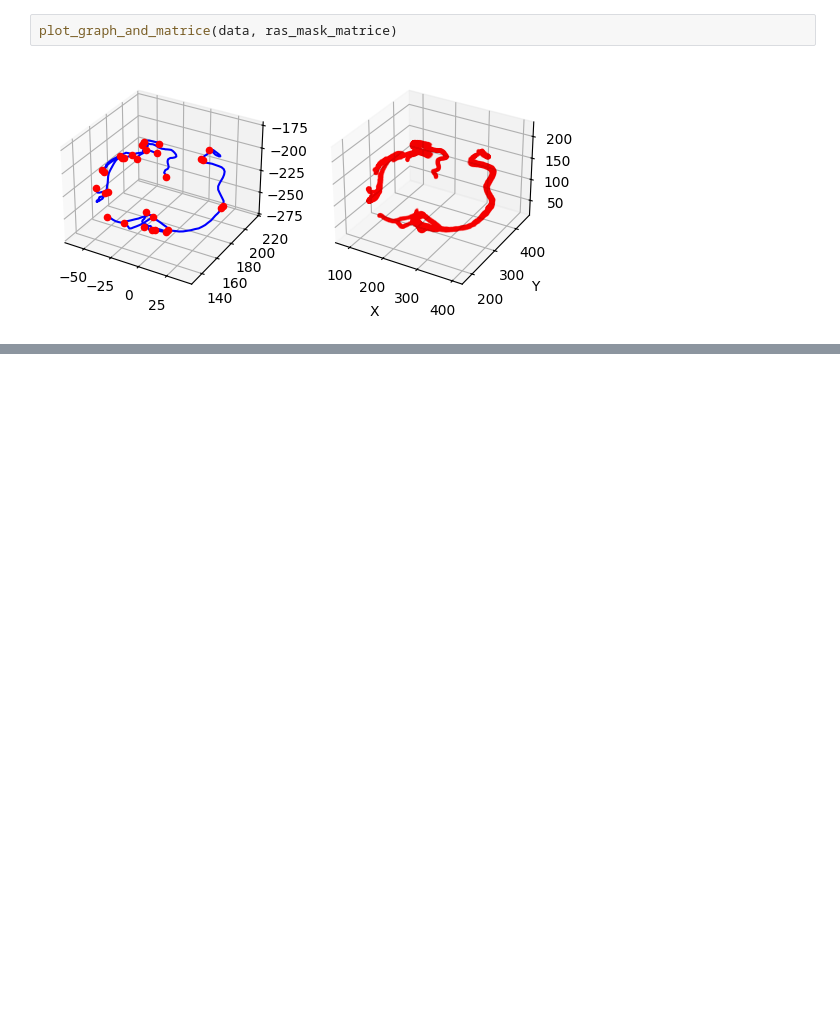
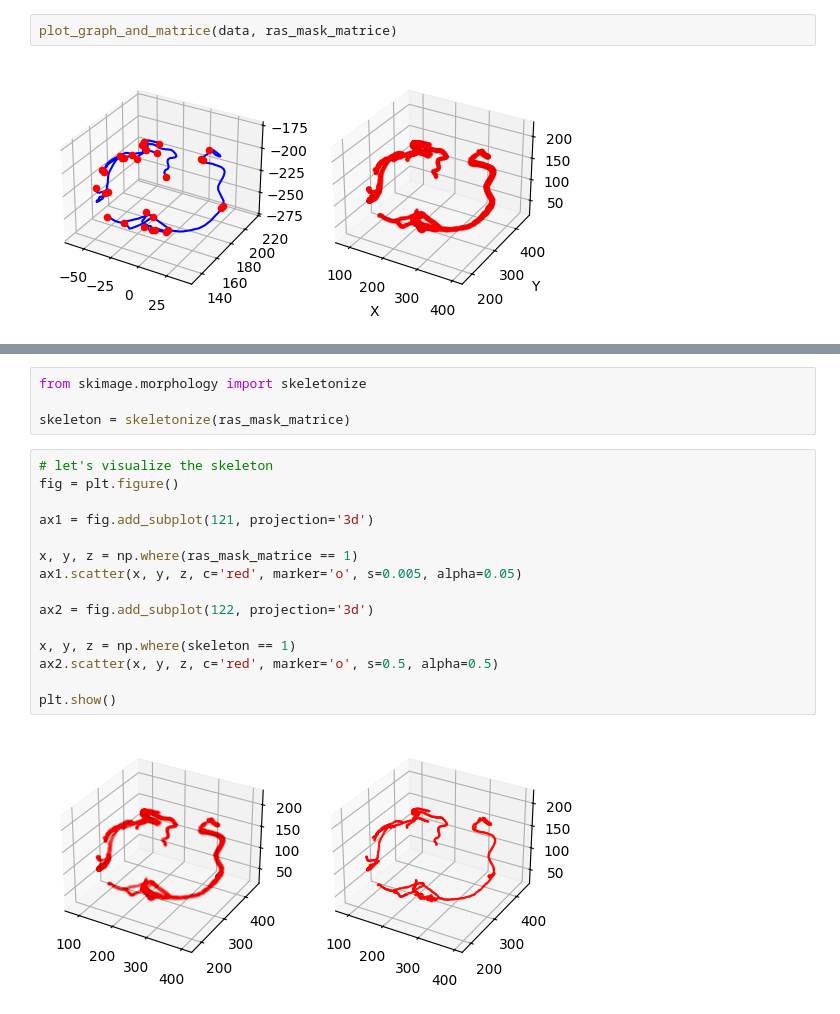
Before and after one commit to philippweinmann/mip_local_unet, a Jupyter notebook: label_graph_viz.ipynb, the cells around one changed output, grey strips where cells are left out. Cells and saved outputs as stored; diff of their text form; blank space fills up the shorter version.

```diff
--- a/label_graph_viz.ipynb
+++ b/label_graph_viz.ipynb
@@ -142,0 +181,21 @@ plot_graph_and_matrice(data, ras_mask_matrice)
+# %%
+from skimage.morphology import skeletonize
+
+skeleton = skeletonize(ras_mask_matrice)
+# %%
+# let's visualize the skeleton
+fig = plt.figure()
+
+ax1 = fig.add_subplot(121, projection='3d')
+
+x, y, z = np.where(ras_mask_matrice == 1)
+ax1.scatter(x, y, z, c='red', marker='o', s=0.005, alpha=0.05)
+
+ax2 = fig.add_subplot(122, projection='3d')
+
+x, y, z = np.where(skeleton == 1)
+ax2.scatter(x, y, z, c='red', marker='o', s=0.5, alpha=0.5)
+
+plt.show()
+# %% [output]
+[figure, added]
```
Also changed, not shown: parts of 5 cells of this notebook.
